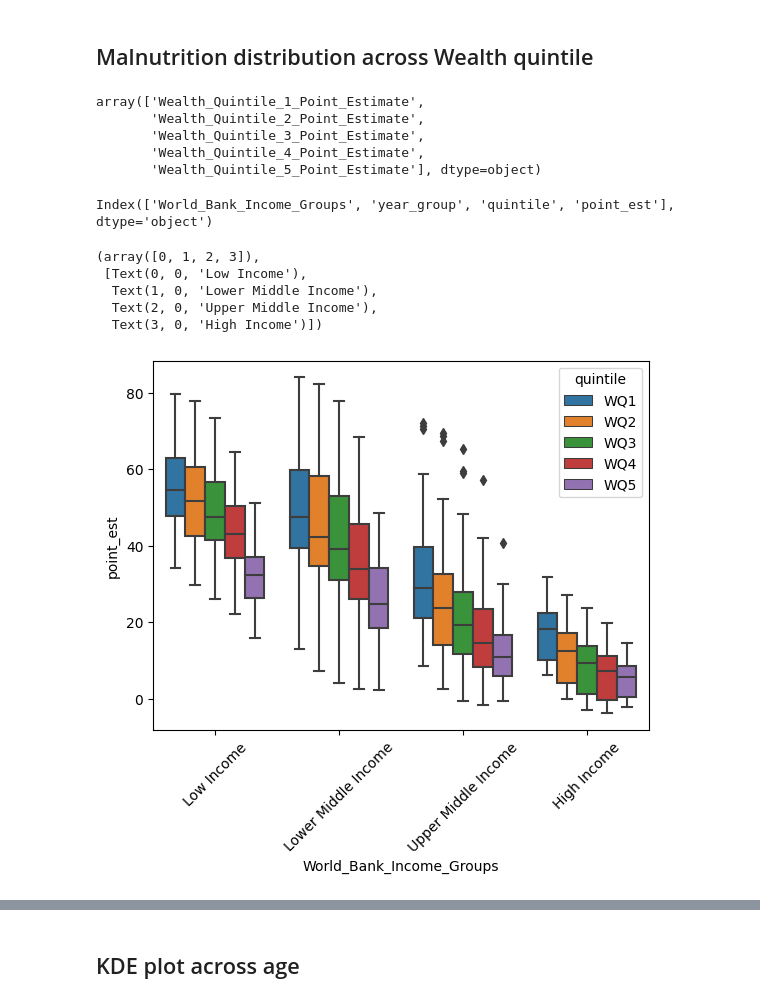
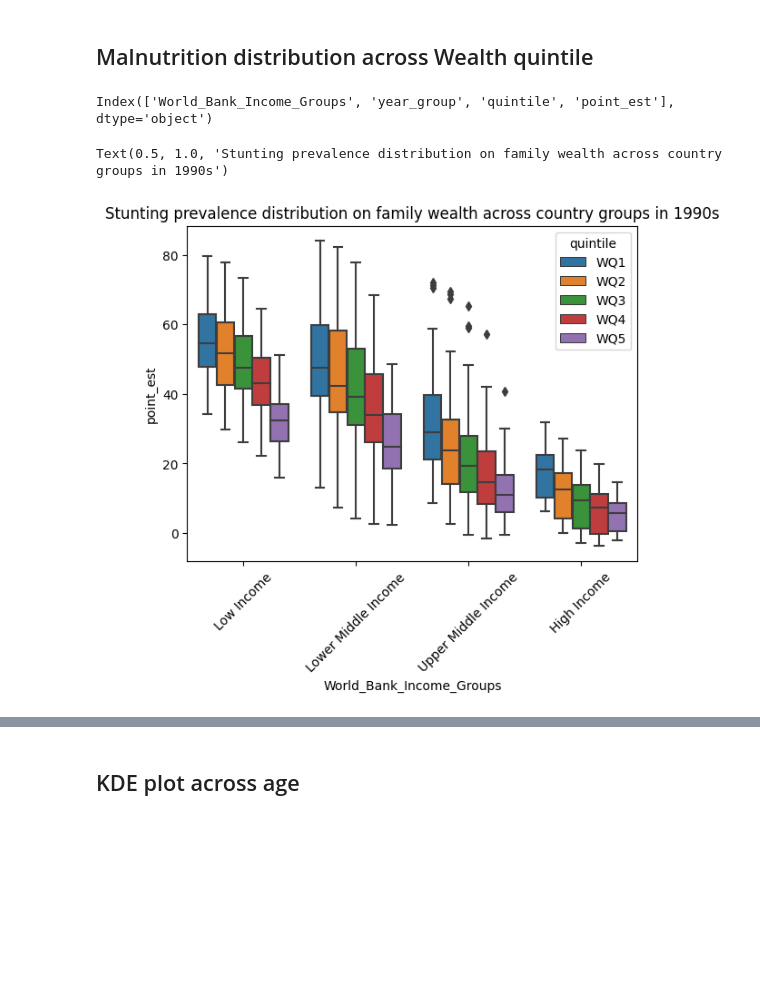
Before and after one commit to sharadasriram/data_ml_exps, a Jupyter notebook: Child_Malnutrition_Analysis.ipynb, the cells around one changed output, grey strips where cells are left out. Drawn from its saved outputs; the diff is of its cells as text; code cells hidden in the pictures; blank space fills up the shorter version.

```diff
--- a/Child_Malnutrition_Analysis.ipynb
+++ b/Child_Malnutrition_Analysis.ipynb
@@ -459,14 +481,6 @@ ftrs_sel = ['World_Bank_Income_Groups', 'Wealth_Quintile_1_Point_Estimate',
        'Wealth_Quintile_2_Point_Estimate', 'Wealth_Quintile_3_Point_Estimate',
        'Wealth_Quintile_4_Point_Estimate', 'Wealth_Quintile_5_Point_Estimate', 'year_group']
 df_wealth = df_clean[ftrs_sel]
-# %%
-df_wealth_box['variable'].unique()
-# %% [output]
-array(['Wealth_Quintile_1_Point_Estimate',
-       'Wealth_Quintile_2_Point_Estimate',
-       'Wealth_Quintile_3_Point_Estimate',
-       'Wealth_Quintile_4_Point_Estimate',
-       'Wealth_Quintile_5_Point_Estimate'], dtype=object)
 # %%
 df_wealth_box.columns
 # %% [output]
@@ -496,13 +510,10 @@ df_wealth_box = df_wealth_box[df_wealth_box['World_Bank_Income_Groups']!='Not Cl
 # %%
 sns.boxplot(data=df_wealth_box[df_wealth_box['year_group']=='90s'], x='World_Bank_Income_Groups', y='point_est', hue='quintile')
 plt.xticks(rotation=45)
+plt.title("Stunting prevalence distribution on family wealth across country groups in 1990s")
 # %% [output]
-(array([0, 1, 2, 3]),
- [Text(0, 0, 'Low Income'),
-  Text(1, 0, 'Lower Middle Income'),
-  Text(2, 0, 'Upper Middle Income'),
-  Text(3, 0, 'High Income')])
+Text(0.5, 1.0, 'Stunting prevalence distribution on family wealth across country groups in 1990s')
-[figure, old version]
+[figure, new version]
 # %%
 sns.boxplot(data=df_wealth_box[df_wealth_box['year_group']=='2000s'], x='World_Bank_Income_Groups', y='point_est',
             hue='quintile', order=['Low Income', 'Lower Middle Income', 'Upper Middle Income', 'High Income'])
```
Also changed, not shown: parts of 35 cells of this notebook, 2 other files.
